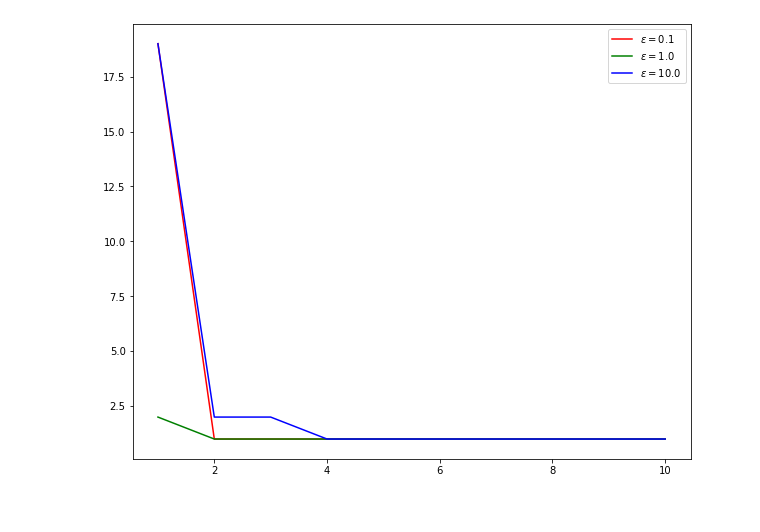
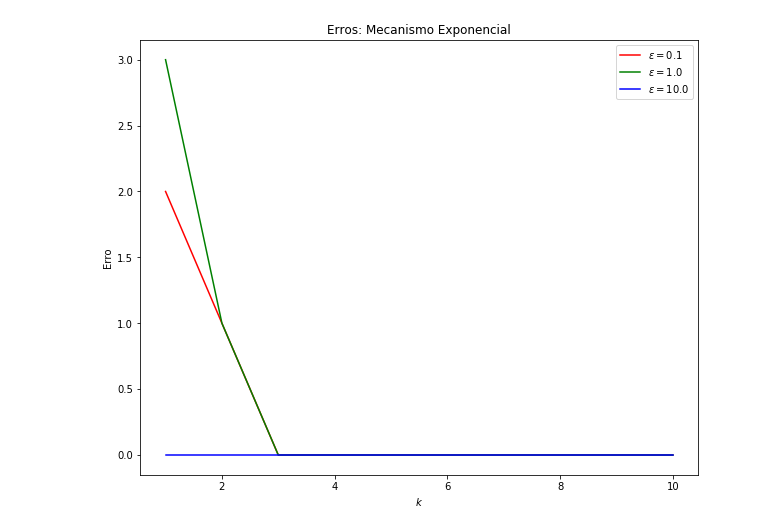
Before and after one commit to Brabissima/dp_top-k, a Jupyter notebook: topk_dp.ipynb, the cells around one changed output. Cells and saved outputs as stored; diff of their text form; code cells hidden in the pictures.

Commit message:
Gráficos de Erros

```diff
--- a/topk_dp.ipynb
+++ b/topk_dp.ipynb
@@ -119,0 +145,9 @@ def sensibilidade(dataset):
+# %%
+budgets = [0.1, 1, 10]
+counts = []
+k = 10
+for budget in budgets:
+    a = laplace(budget, sensibilidade(dataset), query_topk(dataset, 10), dataset, 10)
+    a = np.array(a)
+    print("epsilon: {}\ntop-k:\n{}\n\n".format(budget, a))
+    counts.append(a[:,1])
@@ -119,0 +172,20 @@ def sensibilidade(dataset):
+# %%
+erros_laplace = []
+k = 10
+for count in counts:
+    erro = abs(query_topk(dataset, k)['count'] - count)
+    erros_laplace.append(np.array(erro))
+# %%
+cores = ['red', 'green', 'blue']
+eixo_x = np.arange(start=1, stop=k+1, step=1)
+fig, ax = plt.subplots(figsize=(10, 8))
+for erro, budget, cor in zip(erros_laplace, budgets, cores):
+    plt.plot(eixo_x, erro, ls='-', c=cor, label=r'$\epsilon = %.1f$' % (budget))
+
+plt.xlabel('$k$')
+plt.ylabel('Erro')
+plt.title('Erros: Mecanismo de Laplace')
+
+plt.legend()
+plt.subplots_adjust(wspace=1)
+plt.show()
@@ -180,11 +256,22 @@ top-k:
+# %%
+erros_exponencial = []
+k = 10
+for count in counts:
+    erro = abs(query_topk(dataset, k)['count'] - count)
+    erros_exponencial.append(np.array(erro))
 # %%
 cores = ['red', 'green', 'blue']
 eixo_x = np.arange(start=1, stop=k+1, step=1)
 fig, ax = plt.subplots(figsize=(10, 8))
-for count, budget, cor in zip(counts, budgets, cores):
-    plt.plot(eixo_x, count, ls='-', c=cor, label=r'$\epsilon = %.1f$' % (budget))
+for erro, budget, cor in zip(erros_exponencial, budgets, cores):
+    plt.plot(eixo_x, erro, ls='-', c=cor, label=r'$\epsilon = %.1f$' % (budget))
+
+plt.xlabel('$k$')
+plt.ylabel('Erro')
+plt.title('Erros: Mecanismo Exponencial')
+
 plt.legend()
 plt.subplots_adjust(wspace=1)
 plt.show()
 # %% [output]
-[figure, old version]
+[figure, new version]
```
Also changed, not shown: parts of 14 cells of this notebook.
